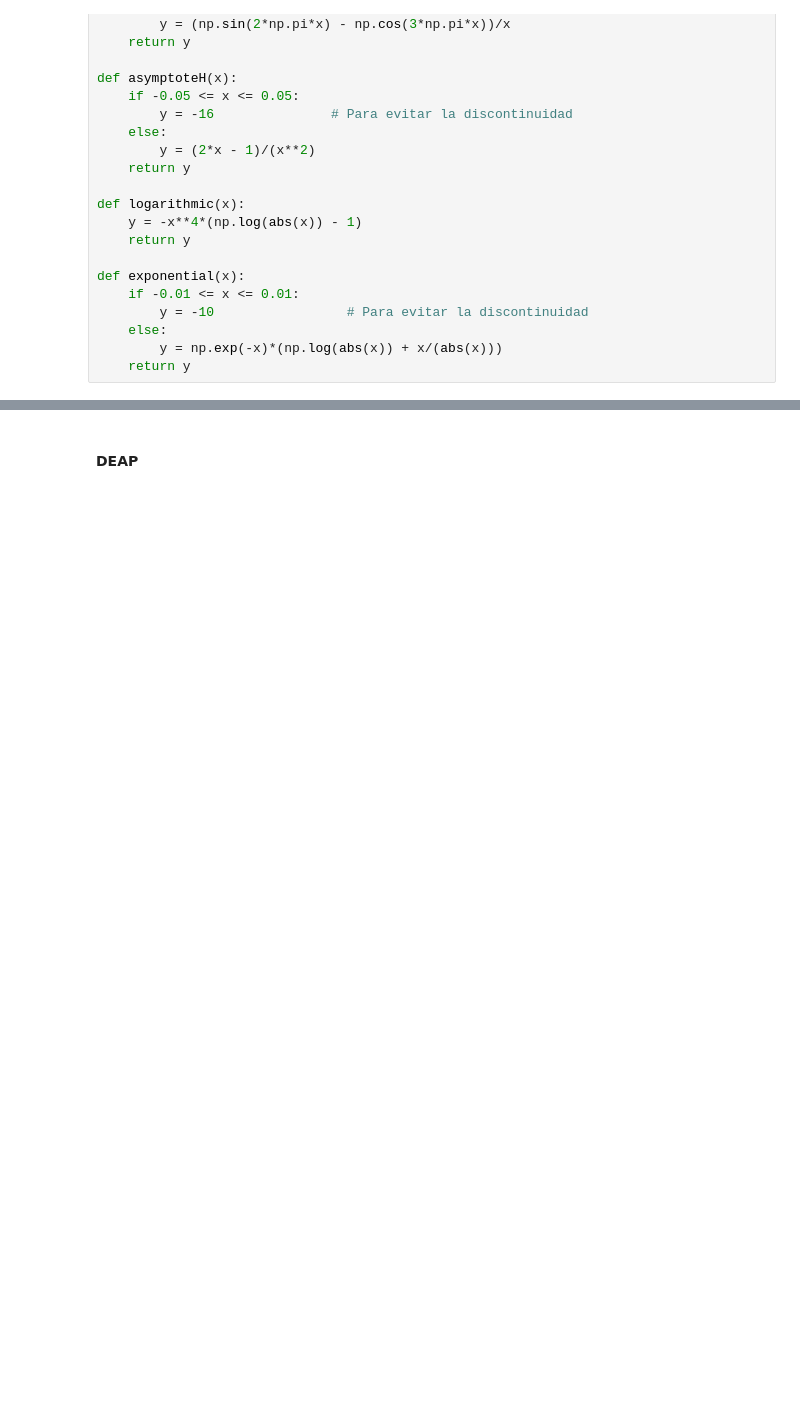
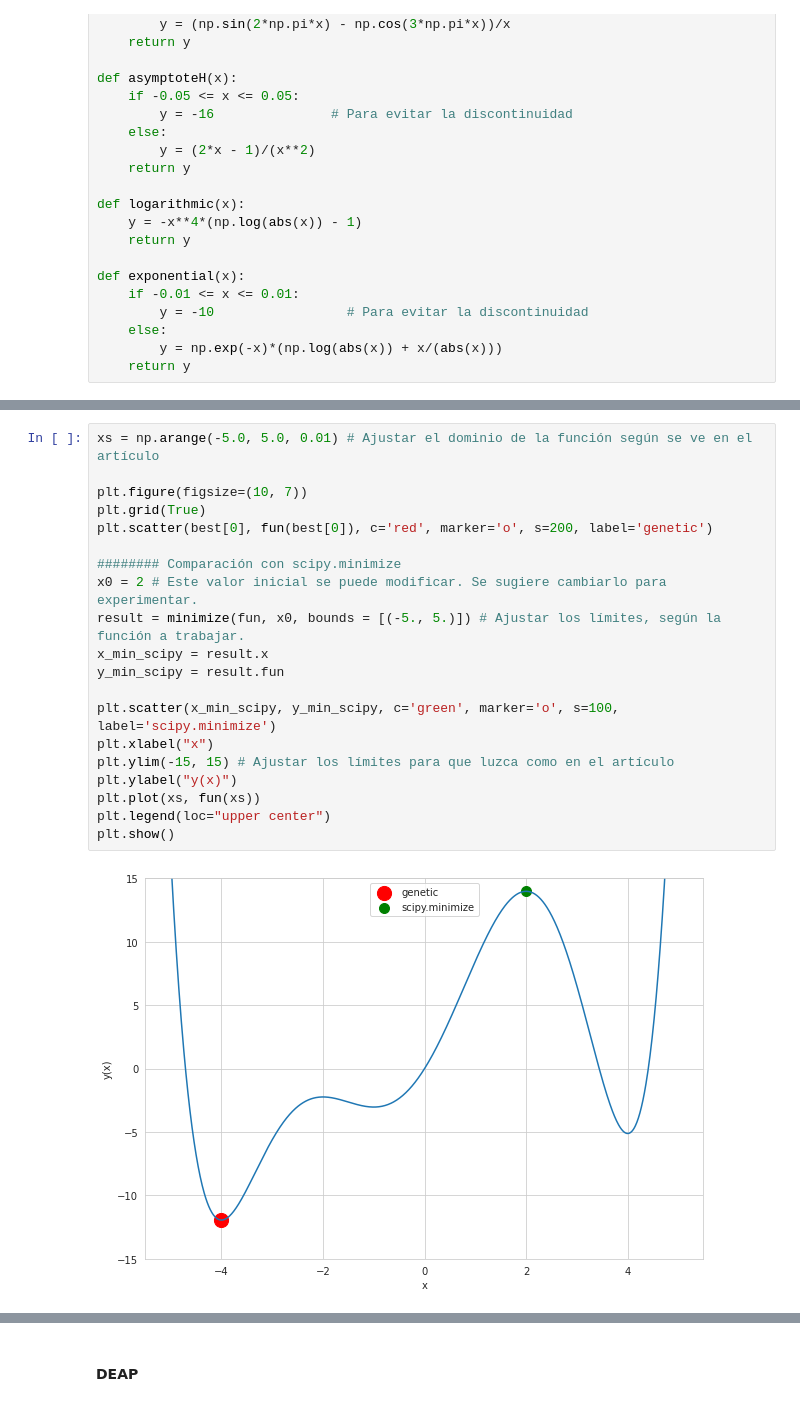
Before and after one commit to igomezv/ComputoEvolutivo, a Jupyter notebook: 6_4_DEAP.ipynb, the cells around one changed output, grey strips where cells are left out. Drawn from its saved outputs; the diff is of its cells as text; blank space fills up the shorter version.

```diff
--- a/6_4_DEAP.ipynb
+++ b/6_4_DEAP.ipynb
@@ -822,0 +947,22 @@ def exponential(x):
+# %%
+xs = np.arange(-5.0, 5.0, 0.01) # Ajustar el dominio de la función según se ve en el artículo
+
+plt.figure(figsize=(10, 7))
+plt.grid(True)
+plt.scatter(best[0], fun(best[0]), c='red', marker='o', s=200, label='genetic')
+
+######## Comparación con scipy.minimize
+x0 = 2 # Este valor inicial se puede modificar. Se sugiere cambiarlo para experimentar.
+result = minimize(fun, x0, bounds = [(-5., 5.)]) # Ajustar los límites, según la función a trabajar.
+x_min_scipy = result.x
+y_min_scipy = result.fun
+
+plt.scatter(x_min_scipy, y_min_scipy, c='green', marker='o', s=100, label='scipy.minimize')
+plt.xlabel("x")
+plt.ylim(-15, 15) # Ajustar los límites para que luzca como en el artículo
+plt.ylabel("y(x)")
+plt.plot(xs, fun(xs))
+plt.legend(loc="upper center")
+plt.show()
+# %% [output]
+[figure, added]
```
Also changed, not shown: parts of 16 cells of this notebook.
